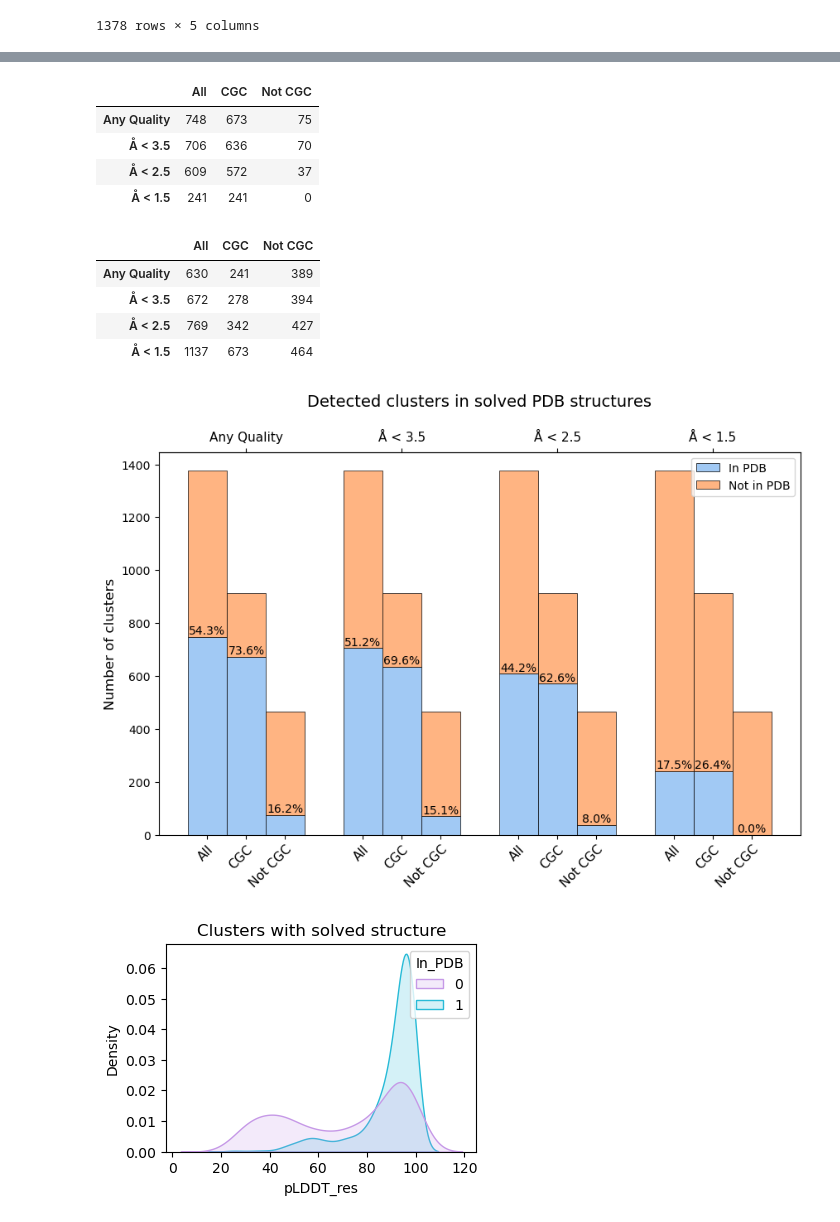
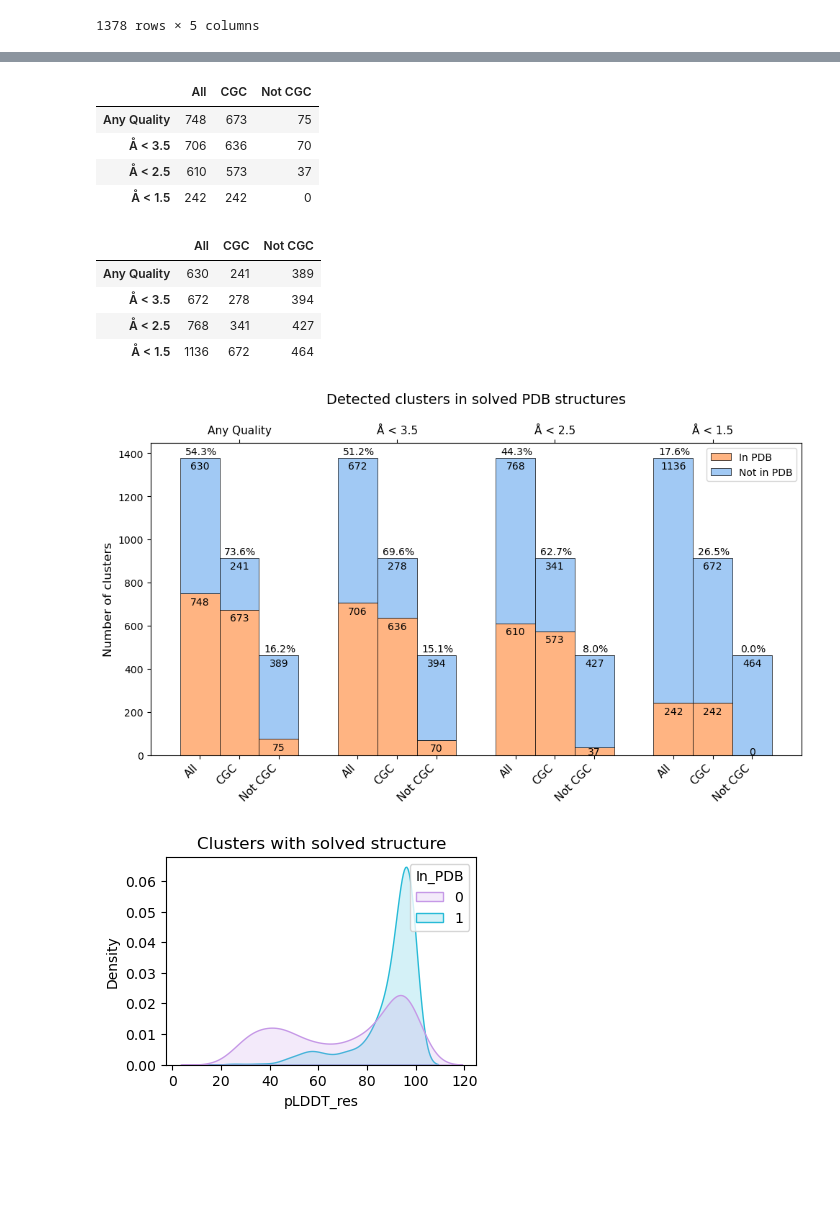
Before and after one commit to bbglab/oncodrive3d_paper, a Jupyter notebook: review_01/pdb_analysis/pdb_analysis.ipynb, the cells around one changed output, grey strips where cells are left out. Drawn from its saved outputs; the diff is of its cells as text; code cells hidden in the pictures; blank space fills up the shorter version.

```diff
--- a/review_01/pdb_analysis/pdb_analysis.ipynb
+++ b/review_01/pdb_analysis/pdb_analysis.ipynb
@@ -494,8 +548,8 @@ cgc0_total = 464
 in_pdb_genes = {
     "Any Quality": {"All": 748, "CGC": 673, "Not CGC": 75},
     "Å < 3.5": {"All": 706, "CGC": 636, "Not CGC": 70},
-    "Å < 2.5": {"All": 609, "CGC": 572, "Not CGC": 37},
-    "Å < 1.5": {"All": 241, "CGC": 241, "Not CGC": 0},
+    "Å < 2.5": {"All": 610, "CGC": 573, "Not CGC": 37},
+    "Å < 1.5": {"All": 242, "CGC": 242, "Not CGC": 0},
 }
 
 # Compute not detected genes
@@ -518,10 +572,10 @@ display(df_not_in_pdb)
 |  | All | CGC | Not CGC |
 | Any Quality | 748 | 673 | 75 |
 | Å < 3.5 | 706 | 636 | 70 |
-| Å < 2.5 | 609 | 572 | 37 |
-| Å < 1.5 | 241 | 241 | 0 |
+| Å < 2.5 | 610 | 573 | 37 |
+| Å < 1.5 | 242 | 242 | 0 |
 |  | All | CGC | Not CGC |
 | Any Quality | 630 | 241 | 389 |
 | Å < 3.5 | 672 | 278 | 394 |
-| Å < 2.5 | 769 | 342 | 427 |
-| Å < 1.5 | 1137 | 673 | 464 |
+| Å < 2.5 | 768 | 341 | 427 |
+| Å < 1.5 | 1136 | 672 | 464 |
@@ -528,59 +606,58 @@ display(df_not_in_pdb)
 # %%
 # Plot
 
-# Define categories for x-axis
 categories = ["Any Quality", "Å < 3.5", "Å < 2.5", "Å < 1.5"]
 
 x = np.arange(len(categories))
 width = 0.25
 color_in_pdb = "#FFB482"
 color_not_in_pdb = "#A1C9F4"
 
-# Create figure and axis
 fig, ax = plt.subplots(figsize=(10, 6))
 
-# Function to add percentage labels on top of bars
-def add_labels(bars, df_in, df_not, column):
-    for bar, category in zip(bars, categories):
-        total = df_in[column][category] + df_not[column][category]
-        if total > 0:
-            percent = (df_in[column][category] / total) * 100
-            ax.text(bar.get_x() + bar.get_width() / 2, bar.get_height() + 9, f"{percent:.1f}%", ha='center', fontsize=10)
+# Plot the three stacks
+bars_in_all = ax.bar(x - width, df_in_pdb["All"], width,
+                        label="In PDB", color=color_in_pdb, lw=0.5, ec="black")
+bars_not_all = ax.bar(x - width, df_not_in_pdb["All"], width,
+                        label="Not in PDB", bottom=df_in_pdb["All"], color=color_not_in_pdb, lw=0.5, ec="black")
+add_percent_labels(bars_in_all, df_in_pdb, df_not_in_pdb, "All")
+add_segment_counts(bars_in_all, df_in_pdb, df_not_in_pdb, "All")
+add_segment_counts(bars_not_all, df_not_in_pdb, df_in_pdb, "All")
 
-# Bars for Any CGC (All)
-bars_all = ax.bar(x - width, df_in_pdb["All"], width, label="In PDB", color=color_in_pdb, lw=0.5, ec="black")
-ax.bar(x - width, df_not_in_pdb["All"], width, bottom=df_in_pdb["All"], label="Not in PDB", color=color_not_in_pdb, lw=0.5, ec="black")
-add_labels(bars_all, df_in_pdb, df_not_in_pdb, "All")
+bars_in_cgc = ax.bar(x, df_in_pdb["CGC"], width,
+                        color=color_in_pdb, lw=0.5, ec="black")
+bars_not_cgc = ax.bar(x, df_not_in_pdb["CGC"], width,
+                        bottom=df_in_pdb["CGC"], color=color_not_in_pdb, lw=0.5, ec="black")
+add_percent_labels(bars_in_cgc, df_in_pdb, df_not_in_pdb, "CGC")
+add_segment_counts(bars_in_cgc, df_in_pdb, df_not_in_pdb, "CGC")
+add_segment_counts(bars_not_cgc, df_not_in_pdb, df_in_pdb, "CGC")
 
-# Bars for CGC 1
-bars_cgc = ax.bar(x, df_in_pdb["CGC"], width, color=color_in_pdb, lw=0.5, ec="black")
-ax.bar(x, df_not_in_pdb["CGC"], width, bottom=df_in_pdb["CGC"], color=color_not_in_pdb, lw=0.5, ec="black")
-add_labels(bars_cgc, df_in_pdb, df_not_in_pdb, "CGC")
+bars_in_not_cgc  = ax.bar(x + width, df_in_pdb["Not CGC"], width,
+                          color=color_in_pdb, lw=0.5, ec="black")
+bars_not_not_cgc = ax.bar(x + width, df_not_in_pdb["Not CGC"], width,
+                          bottom=df_in_pdb["Not CGC"], color=color_not_in_pdb, lw=0.5, ec="black")
+add_percent_labels(bars_in_not_cgc, df_in_pdb, df_not_in_pdb, "Not CGC")
+add_segment_counts(bars_in_not_cgc, df_in_pdb, df_not_in_pdb, "Not CGC")
+add_segment_counts(bars_not_not_cgc, df_not_in_pdb, df_in_pdb, "Not CGC")
 
-# Bars for CGC 0
-bars_not_cgc = ax.bar(x + width, df_in_pdb["Not CGC"], width, color=color_in_pdb, lw=0.5, ec="black")
-ax.bar(x + width, df_not_in_pdb["Not CGC"], width, bottom=df_in_pdb["Not CGC"], color=color_not_in_pdb, lw=0.5, ec="black")
-add_labels(bars_not_cgc, df_in_pdb, df_not_in_pdb, "Not CGC")
-
-# Formatting
-ax.set_xticks(np.concatenate([x - width, x, x + width]))
-ax.set_xticklabels(["All"] * len(categories) + ["CGC"] * len(categories) + ["Not CGC"] * len(categories),
-                rotation=45, rotation_mode="anchor", ha='right', fontsize=11)
-
+# Details
+ax.set_xticks(np.concatenate([x-width, x, x+width]))
+ax.set_xticklabels(
+    ["All"] * len(categories) + ["CGC"] * len(categories) + ["Not CGC"] * len(categories),
+    rotation=45, ha='right', fontsize=11
+)
 ax.set_ylabel("Number of clusters", fontsize=12)
 ax.set_title("Detected clusters in solved PDB structures\n", fontsize=14)
 
-# Add a secondary x-axis with quality labels
 ax2 = ax.secondary_xaxis("top")
 ax2.set_xticks(x)
 ax2.set_xticklabels(categories, fontsize=11)
 
-# Add legend
 ax.legend(loc="upper right")
-
+plt.tight_layout()
 plt.show()
 # %% [output]
-[figure, old version]
+[figure, new version]
 # %%
 o3d_clusters_in_pdb = get_cluster_in_pdb(o3d_clusters, pdb_uniprot)
 
```
Also changed, not shown: parts of 11 cells of this notebook.
